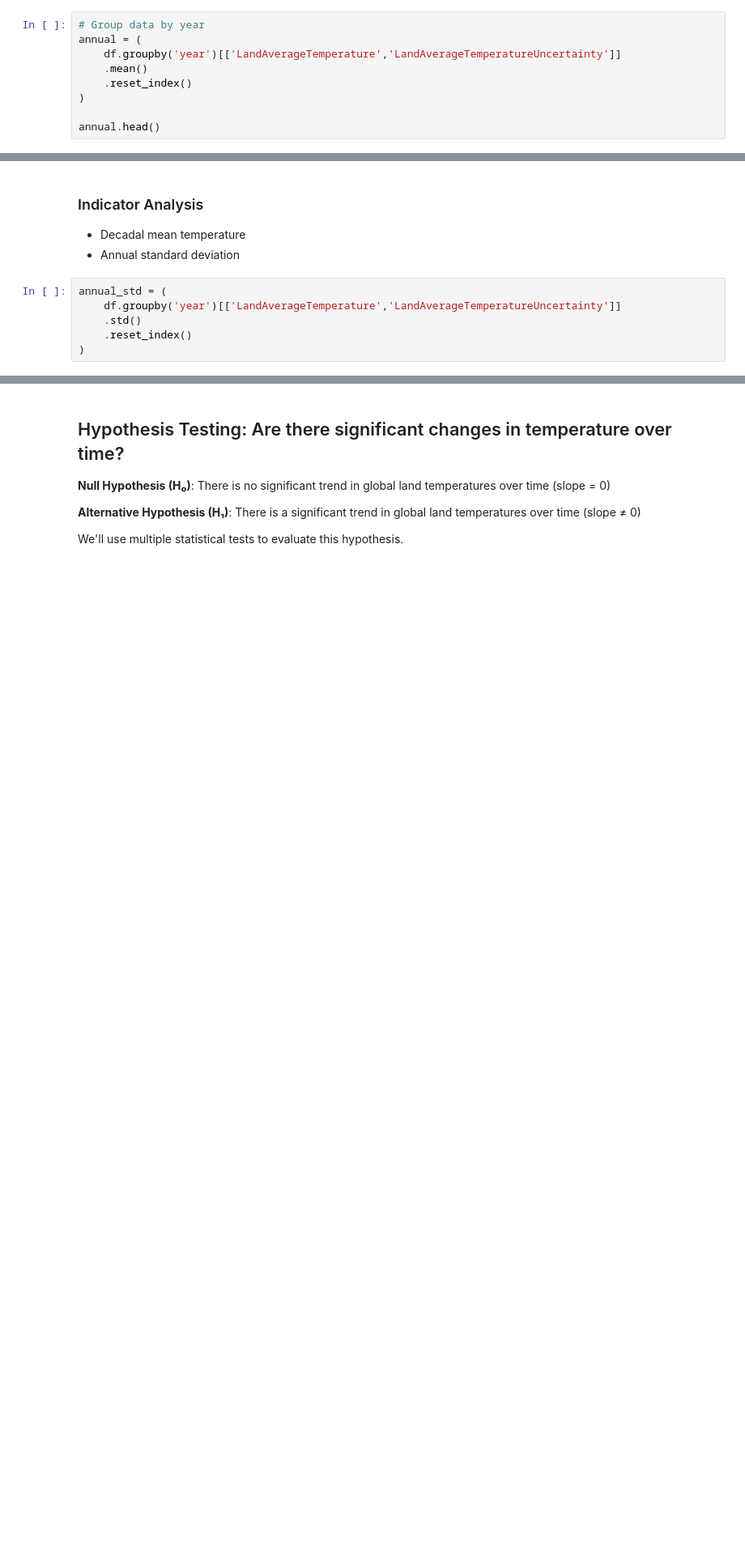
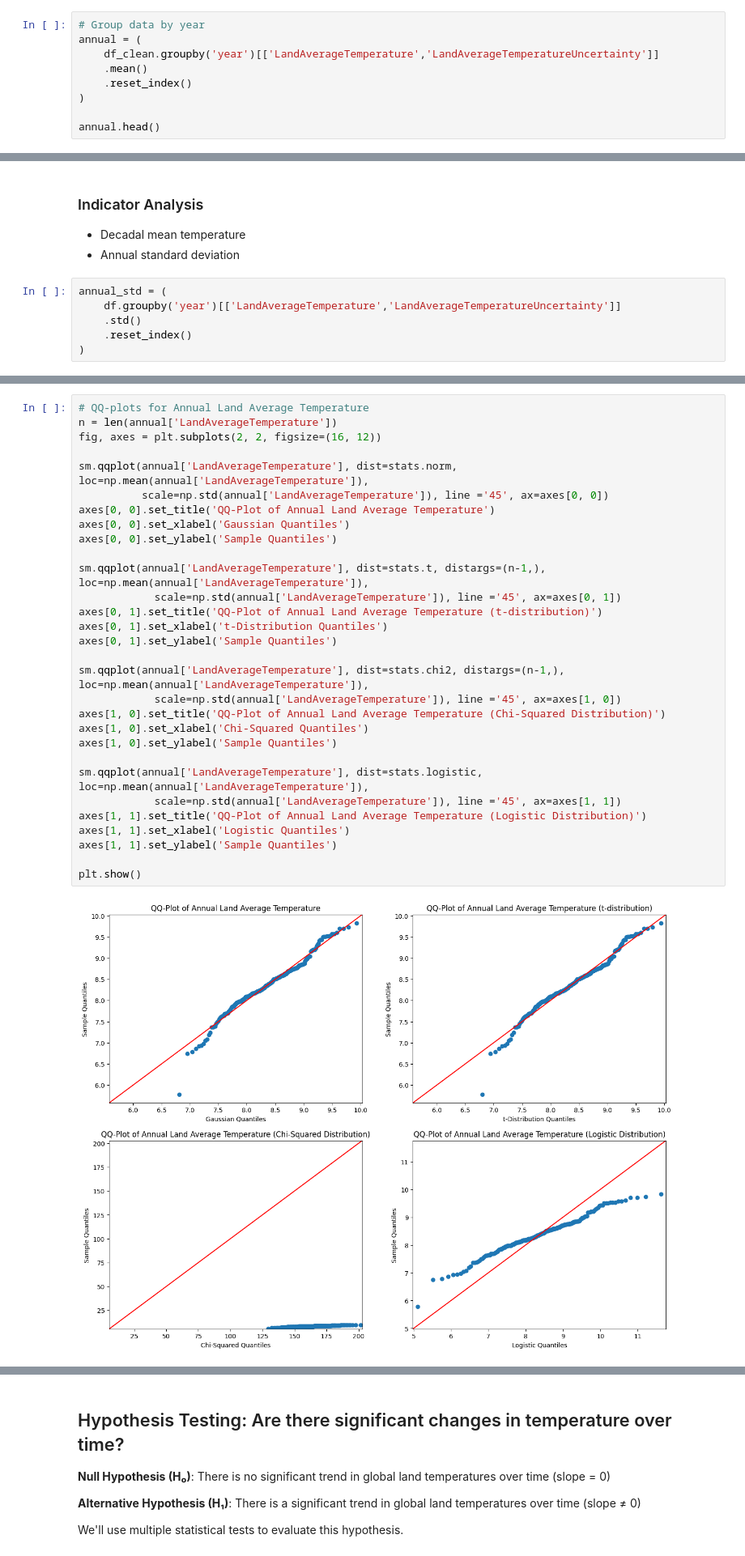
Before and after one commit to OloruntobiOlutola/Applied-Project, a Jupyter notebook: notebooks/app.ipynb, the cells around one changed output, grey strips where cells are left out. Shown at 81% size. Cells and saved outputs as stored; diff of their text form; blank space fills up the shorter version.

```diff
--- a/notebooks/app.ipynb
+++ b/notebooks/app.ipynb
@@ -125,7 +159,7 @@ np.int64(0)
 # %%
 # Group data by year
 annual = (
-    df.groupby('year')[['LandAverageTemperature','LandAverageTemperatureUncertainty']]
+    df_clean.groupby('year')[['LandAverageTemperature','LandAverageTemperatureUncertainty']]
     .mean()
     .reset_index()
 )
@@ -239,0 +282,32 @@ annual_std = (
+# %%
+# QQ-plots for Annual Land Average Temperature
+n = len(annual['LandAverageTemperature'])
+fig, axes = plt.subplots(2, 2, figsize=(16, 12))
+
+sm.qqplot(annual['LandAverageTemperature'], dist=stats.norm, loc=np.mean(annual['LandAverageTemperature']),
+          scale=np.std(annual['LandAverageTemperature']), line ='45', ax=axes[0, 0])
+axes[0, 0].set_title('QQ-Plot of Annual Land Average Temperature')
+axes[0, 0].set_xlabel('Gaussian Quantiles')
+axes[0, 0].set_ylabel('Sample Quantiles')
+
+sm.qqplot(annual['LandAverageTemperature'], dist=stats.t, distargs=(n-1,), loc=np.mean(annual['LandAverageTemperature']),
+            scale=np.std(annual['LandAverageTemperature']), line ='45', ax=axes[0, 1])
+axes[0, 1].set_title('QQ-Plot of Annual Land Average Temperature (t-distribution)')
+axes[0, 1].set_xlabel('t-Distribution Quantiles')
+axes[0, 1].set_ylabel('Sample Quantiles')
+
+sm.qqplot(annual['LandAverageTemperature'], dist=stats.chi2, distargs=(n-1,), loc=np.mean(annual['LandAverageTemperature']),
+            scale=np.std(annual['LandAverageTemperature']), line ='45', ax=axes[1, 0])
+axes[1, 0].set_title('QQ-Plot of Annual Land Average Temperature (Chi-Squared Distribution)')
+axes[1, 0].set_xlabel('Chi-Squared Quantiles')
+axes[1, 0].set_ylabel('Sample Quantiles')
+
+sm.qqplot(annual['LandAverageTemperature'], dist=stats.logistic, loc=np.mean(annual['LandAverageTemperature']),
+            scale=np.std(annual['LandAverageTemperature']), line ='45', ax=axes[1, 1])
+axes[1, 1].set_title('QQ-Plot of Annual Land Average Temperature (Logistic Distribution)')
+axes[1, 1].set_xlabel('Logistic Quantiles')
+axes[1, 1].set_ylabel('Sample Quantiles')
+
+plt.show()
+# %% [output]
+[figure, added]
```
Also changed, not shown: parts of 10 cells of this notebook.
